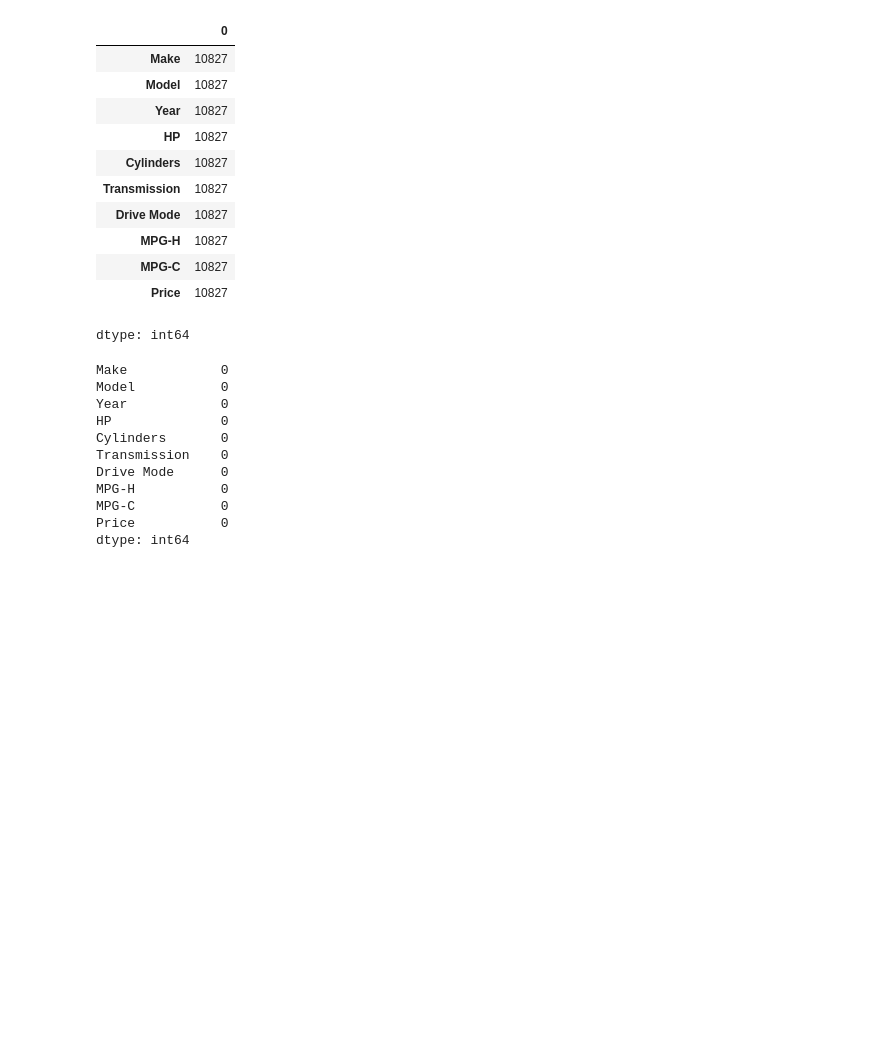
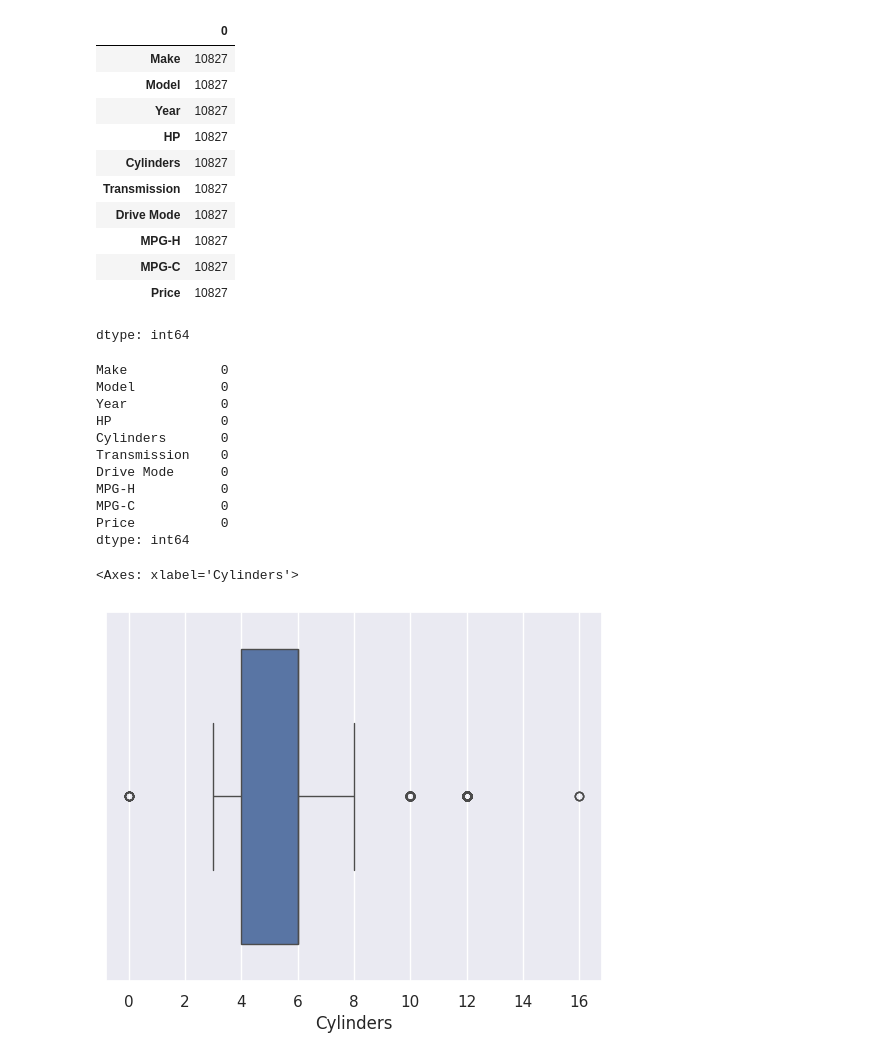
Before and after one commit to dulaziz15/Book-Manage, a Jupyter notebook: latihan1(EDA).ipynb, the cells around one changed output. Saved outputs shown, nothing was run; the diff lists cells and outputs as text; code cells hidden in the pictures; blank space fills up the shorter version.

```diff
--- a/latihan1(EDA).ipynb
+++ b/latihan1(EDA).ipynb
@@ -160,3 +160,8 @@ MPG-H           0
 MPG-C           0
 Price           0
 dtype: int64
+# %%
+sns.boxplot(x=df['Cylinders'])
+# %% [output]
+<Axes: xlabel='Cylinders'>
+[figure, added]
```
Also changed, not shown: parts of 1 cell of this notebook.
